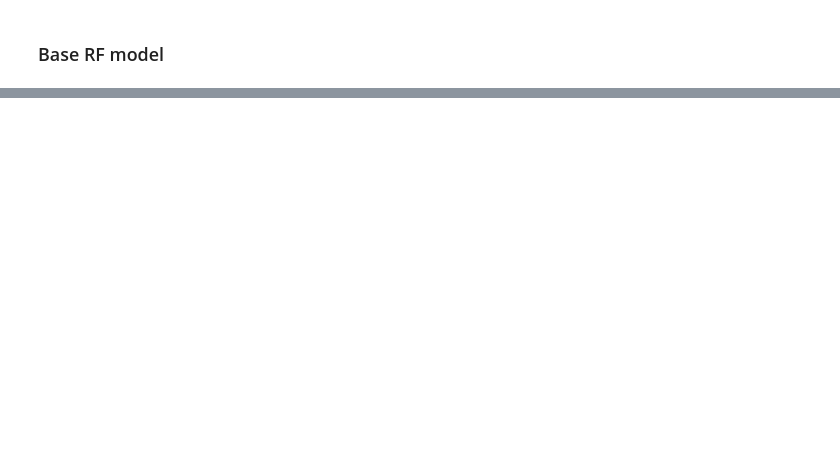
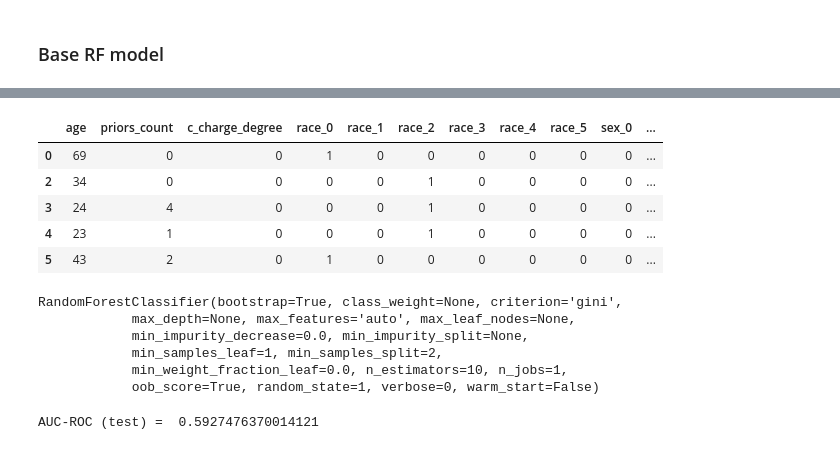
Before and after one commit to SanGreel/noble-model-audit, a Jupyter notebook: recidiv prediction.ipynb, the cells around one changed output, grey strips where cells are left out. Saved outputs shown, nothing was run; the diff lists cells and outputs as text; code cells hidden in the pictures; blank space fills up the shorter version.

Commit message:
added RF model

```diff
--- a/recidiv prediction.ipynb
+++ b/recidiv prediction.ipynb
@@ -74,0 +90,3 @@ df.head()
+# %%
+race_map = {'Other':0, 'Caucasian':1, 'African-American':2, 'Hispanic':3, 'Asian':4, 'Native American':5}
+df['race'] = df['race'].map(race_map)
@@ -74,0 +96,27 @@ df.head()
+# %%
+charge_degree_map = {'F':0, 'O':1, 'M':2}
+
+df['c_charge_degree'] = df['c_charge_degree'].map(charge_degree_map)
+
+
+#df['r_charge_degree'] = df['r_charge_degree'].map(charge_degree_map)
+#df['r_days_from_arrest'] = df['r_days_from_arrest'].fillna(0)
+# %%
+race_one_hot = pd.get_dummies(df['race'], prefix='race')
+
+df = df.drop('race',axis = 1)
+df = df.join(race_one_hot)
+# %%
+sex_one_hot = pd.get_dummies(df['sex'], prefix='sex')
+
+df = df.drop('sex',axis = 1)
+df = df.join(sex_one_hot)
+# %%
+df.head()
+# %% [output]
+|  | age | priors_count | c_charge_degree | race_0 | race_1 | race_2 | race_3 | race_4 | race_5 | sex_0 | ... |
+| 0 | 69 | 0 | 0 | 1 | 0 | 0 | 0 | 0 | 0 | 0 | ... |
+| 2 | 34 | 0 | 0 | 0 | 0 | 1 | 0 | 0 | 0 | 0 | ... |
+| 3 | 24 | 4 | 0 | 0 | 0 | 1 | 0 | 0 | 0 | 0 | ... |
+| 4 | 23 | 1 | 0 | 0 | 0 | 1 | 0 | 0 | 0 | 0 | ... |
+| 5 | 43 | 2 | 0 | 1 | 0 | 0 | 0 | 0 | 0 | 0 | ... |
@@ -74,0 +128,12 @@ df.head()
+# %%
+model =  RandomForestClassifier(n_estimators=10 ,
+                               oob_score=True,
+                               random_state=1)
+model.fit(train, train_y)
+# %% [output]
+RandomForestClassifier(bootstrap=True, class_weight=None, criterion='gini',
+            max_depth=None, max_features='auto', max_leaf_nodes=None,
+            min_impurity_decrease=0.0, min_impurity_split=None,
+            min_samples_leaf=1, min_samples_split=2,
+            min_weight_fraction_leaf=0.0, n_estimators=10, n_jobs=1,
+            oob_score=True, random_state=1, verbose=0, warm_start=False)
@@ -74,0 +142,5 @@ df.head()
+# %%
+#print ("AUC-ROC (oob) = ", roc_auc_score(train_y, model.oob_prediction_))
+print ("AUC-ROC (test) = ", roc_auc_score(test_y, pred))
+# %% [output]
+AUC-ROC (test) =  0.5927476370014121
```
Also changed, not shown: parts of 23 cells of this notebook.
